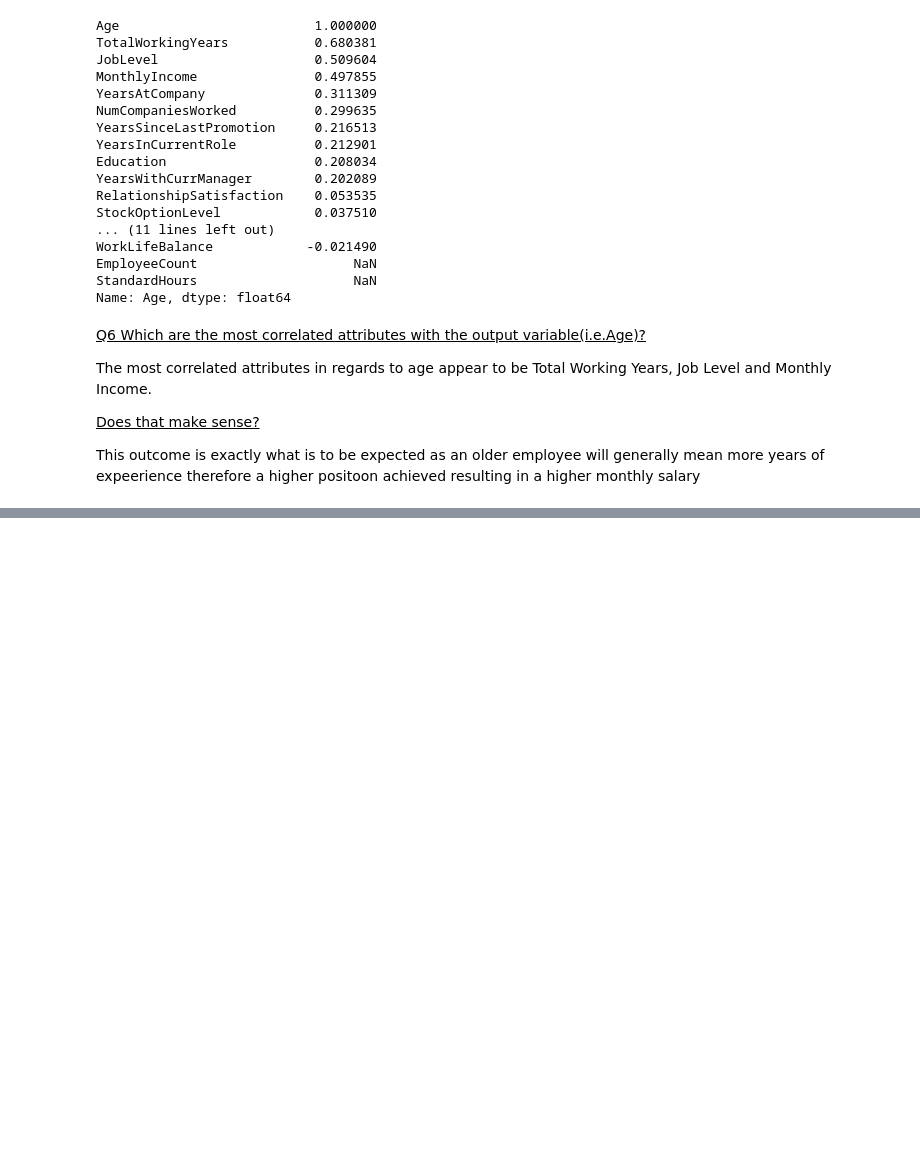
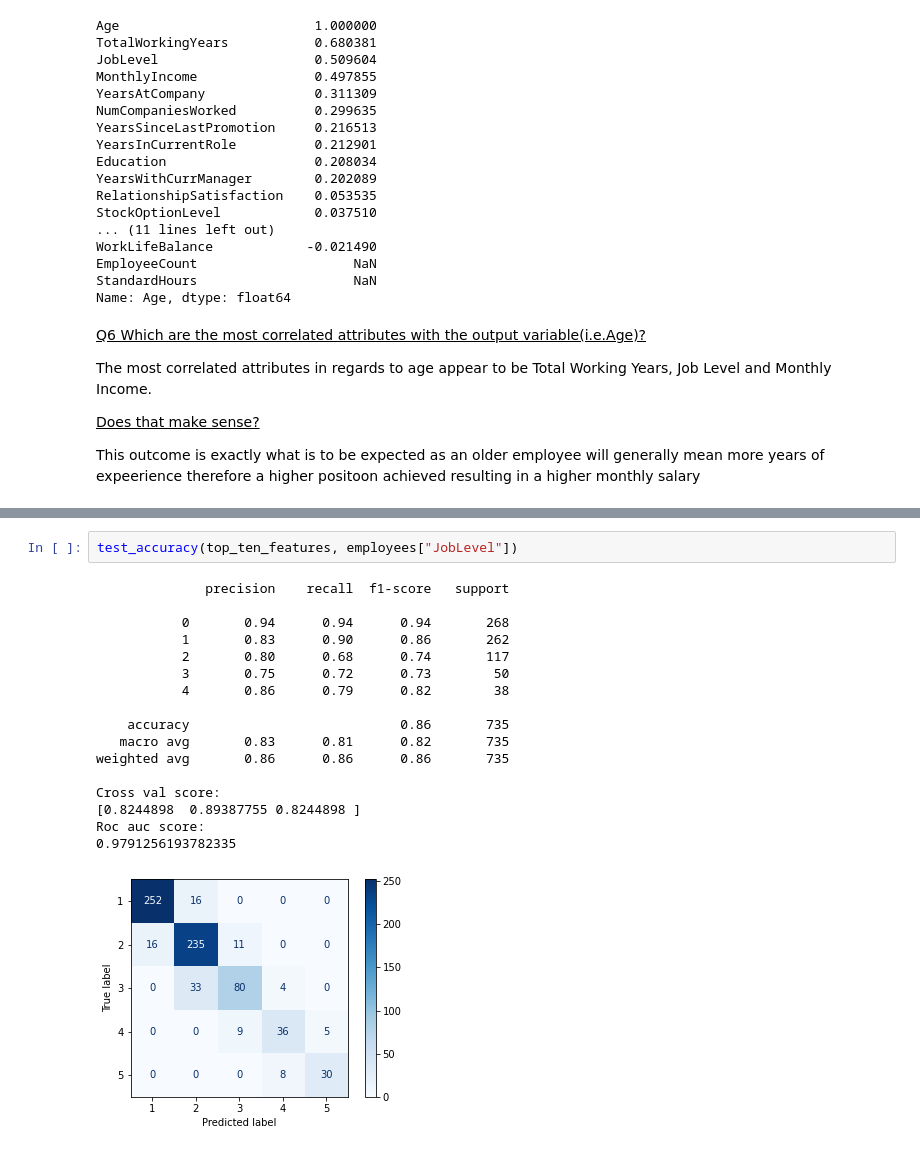
Before and after one commit to Darcinn/F21DL, a Jupyter notebook: Notebooks/Lab 2/Lab-2.ipynb, the cells around one changed output, grey strips where cells are left out. Saved outputs shown, nothing was run; the diff lists cells and outputs as text; blank space fills up the shorter version.

```diff
--- a/Notebooks/Lab 2/Lab-2.ipynb
+++ b/Notebooks/Lab 2/Lab-2.ipynb
@@ -378,0 +372,20 @@ Sklearn provides two transformer functions for this
+# %%
+test_accuracy(top_ten_features, employees["JobLevel"])
+# %% [output]
+              precision    recall  f1-score   support
+
+           0       0.94      0.94      0.94       268
+           1       0.83      0.90      0.86       262
+           2       0.80      0.68      0.74       117
+           3       0.75      0.72      0.73        50
+           4       0.86      0.79      0.82        38
+
+    accuracy                           0.86       735
+   macro avg       0.83      0.81      0.82       735
+weighted avg       0.86      0.86      0.86       735
+
+Cross val score:
+[0.8244898  0.89387755 0.8244898 ]
+Roc auc score:
+0.9791256193782335
+[figure, added]
```
Also changed, not shown: parts of 51 cells of this notebook.
